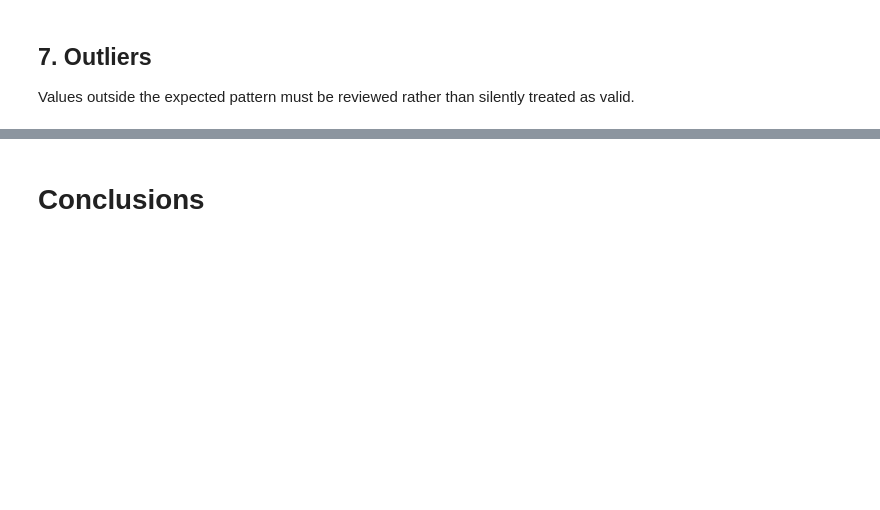
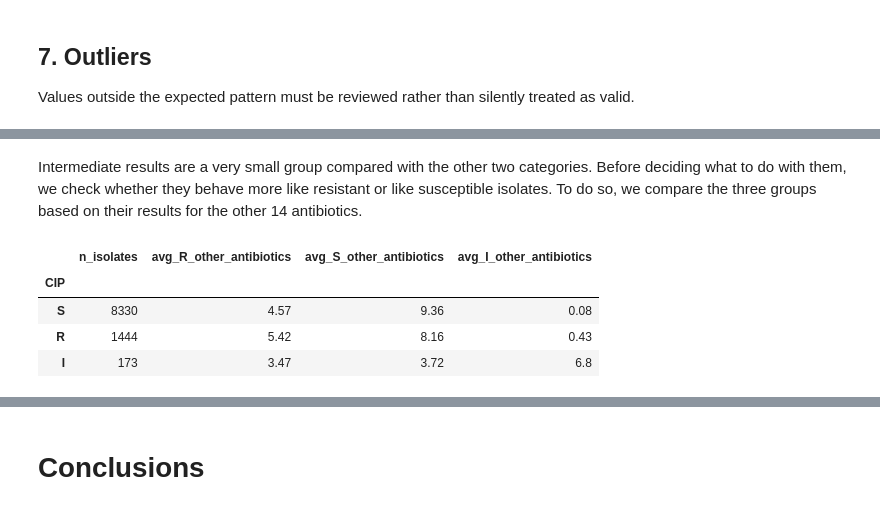
Before and after one commit to mvdelcampo/machine-learning-project, a Jupyter notebook: 00_EDA.ipynb, the cells around one changed output, grey strips where cells are left out. Drawn from its saved outputs; the diff is of its cells as text; code cells hidden in the pictures; blank space fills up the shorter version.

```diff
--- a/00_EDA.ipynb
+++ b/00_EDA.ipynb
@@ -650,0 +658,23 @@ Values outside the expected pattern must be reviewed rather than silently treate
+# %% [markdown]
+Intermediate results are a very small group compared with the other two categories. Before deciding what to do with them, we check whether they behave more like resistant or like susceptible isolates. To do so, we compare the three groups based on their results for the other 14 antibiotics.
+# %%
+# Profile of each CIP group based on the results of the other antibiotics
+other_antibiotics = [a for a in antibiotics if a != "CIP"]
+
+profile = pd.DataFrame({
+    "n_isolates": bacteria_dataset["CIP"].value_counts(),
+    "avg_R_other_antibiotics": (bacteria_dataset[other_antibiotics] == "R").sum(axis=1)
+                                .groupby(bacteria_dataset["CIP"]).mean().round(2),
+    "avg_S_other_antibiotics": (bacteria_dataset[other_antibiotics] == "S").sum(axis=1)
+                                    .groupby(bacteria_dataset["CIP"]).mean().round(2),
+    "avg_I_other_antibiotics": (bacteria_dataset[other_antibiotics] == "I").sum(axis=1)
+                                .groupby(bacteria_dataset["CIP"]).mean().round(2),
+}).loc[["S", "R", "I"]]
+
+display(profile)
+# %% [output]
+|  | n_isolates | avg_R_other_antibiotics | avg_S_other_antibiotics | avg_I_other_antibiotics |
+| CIP |  |  |  |  |
+| S | 8330 | 4.57 | 9.36 | 0.08 |
+| R | 1444 | 5.42 | 8.16 | 0.43 |
+| I | 173 | 3.47 | 3.72 | 6.8 |
```
Also changed, not shown: parts of 16 cells of this notebook, 1 other file.
